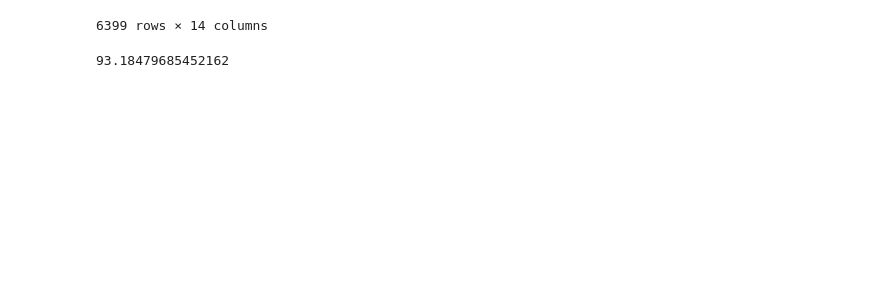
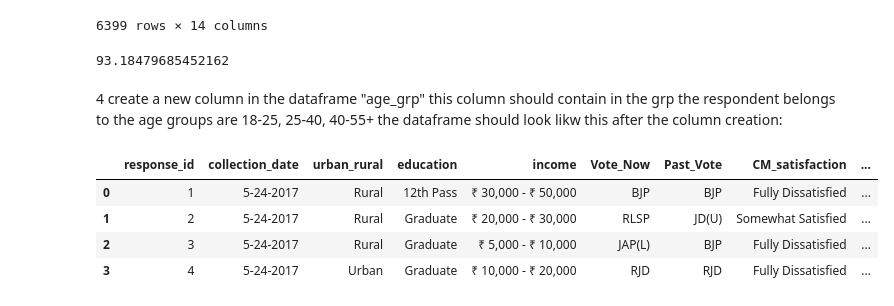
Before and after one commit to Rishiraj-singh7/Tech-interview-ques, a Jupyter notebook: main.ipynb, the cells around one changed output. Saved outputs shown, nothing was run; the diff lists cells and outputs as text; code cells hidden in the pictures; blank space fills up the shorter version.

```diff
--- a/main.ipynb
+++ b/main.ipynb
@@ -179,3 +179,13 @@ survey[survey['age'] < 45]
 6399/6867 * 100
 # %% [output]
 93.18479685452162
+# %% [markdown]
+ 4 create a new column in the dataframe "age_grp" this column should contain in the grp the respondent belongs to the age groups are 18-25, 25-40, 40-55+ the dataframe should look likw this after the column creation:
+# %%
+survey.head(4)
+# %% [output]
+|  | response_id | collection_date | urban_rural | education | income | Vote_Now | Past_Vote | CM_satisfaction | ... |
+| 0 | 1 | 5-24-2017 | Rural | 12th Pass | ₹ 30,000 - ₹ 50,000 | BJP | BJP | Fully Dissatisfied | ... |
+| 1 | 2 | 5-24-2017 | Rural | Graduate | ₹ 20,000 - ₹ 30,000 | RLSP | JD(U) | Somewhat Satisfied | ... |
+| 2 | 3 | 5-24-2017 | Rural | Graduate | ₹ 5,000 - ₹ 10,000 | JAP(L) | BJP | Fully Dissatisfied | ... |
+| 3 | 4 | 5-24-2017 | Urban | Graduate | ₹ 10,000 - ₹ 20,000 | RJD | RJD | Fully Dissatisfied | ... |
```
Also changed, not shown: parts of 14 cells of this notebook.
